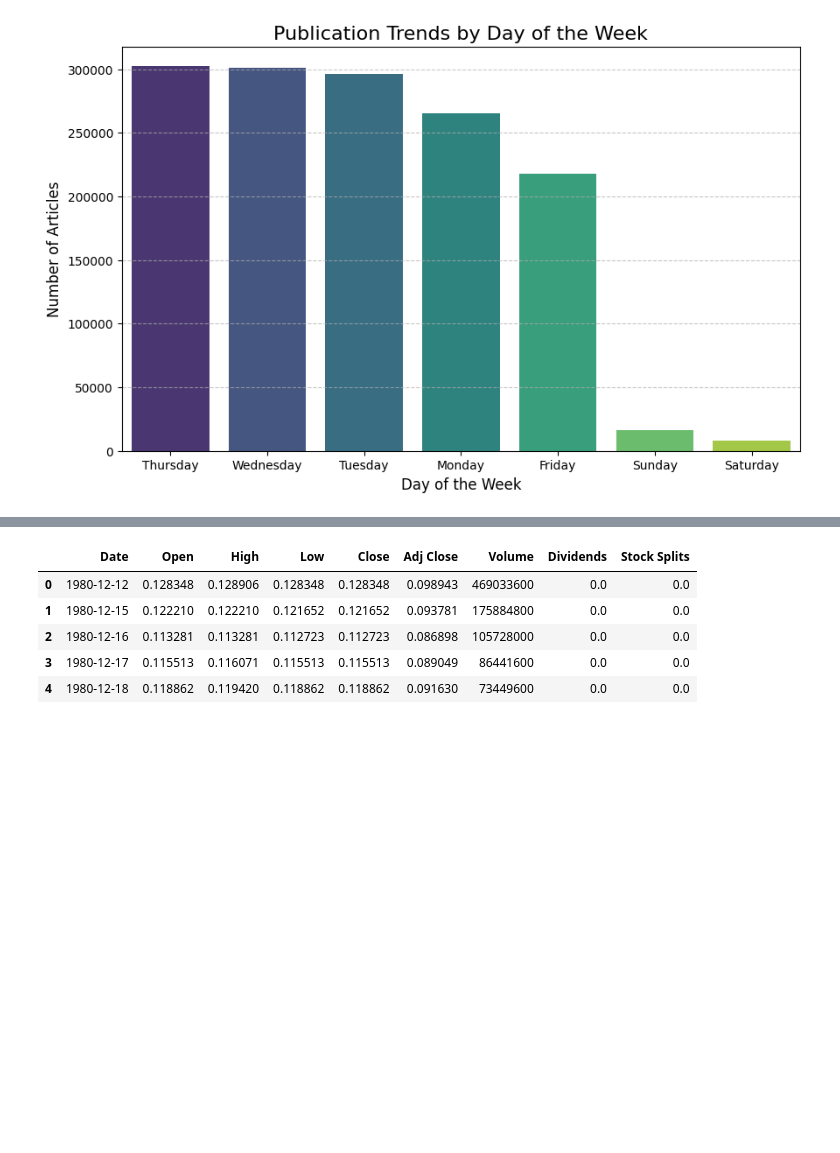
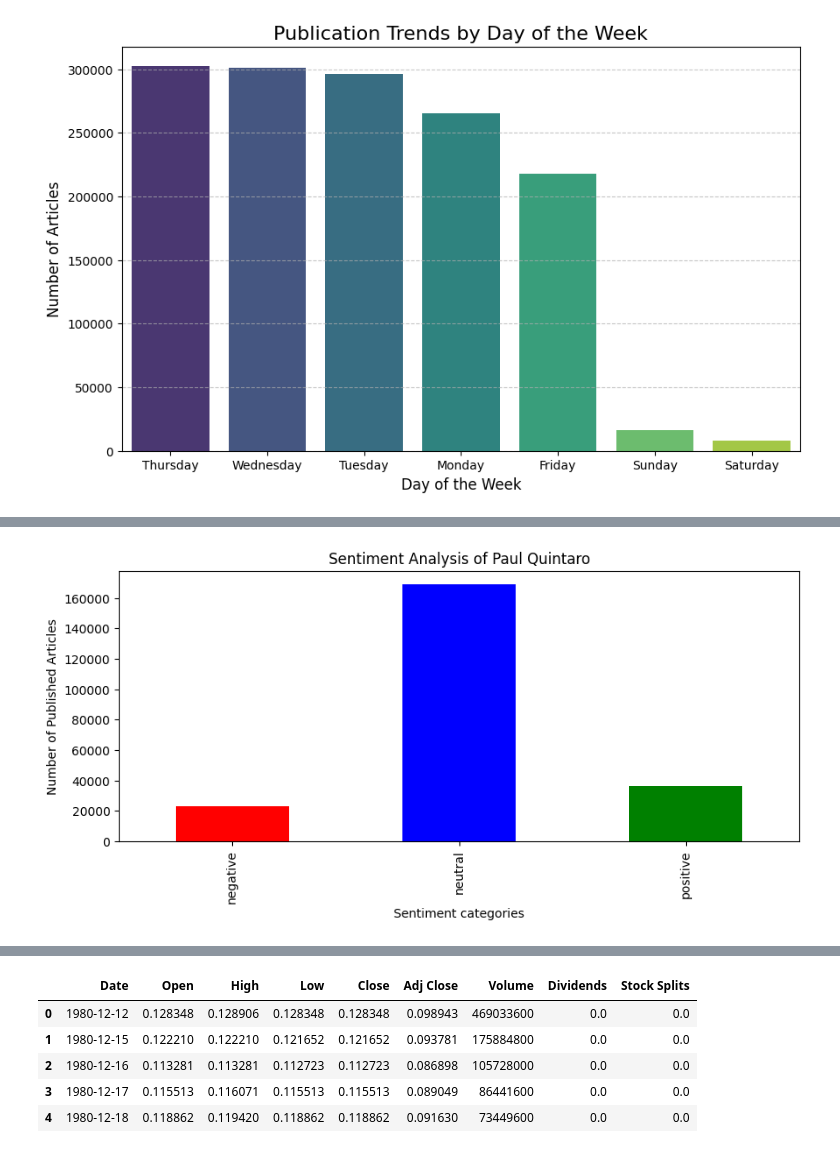
Before and after one commit to Gebrehiwot-Tesfaye/sentiment-analysis-week1, a Jupyter notebook: notebooks/01_data_exploration.ipynb, the cells around one changed output, grey strips where cells are left out. Drawn from its saved outputs; the diff is of its cells as text; code cells hidden in the pictures; blank space fills up the shorter version.

```diff
--- a/notebooks/01_data_exploration.ipynb
+++ b/notebooks/01_data_exploration.ipynb
@@ -243,0 +337,5 @@ from scripts.read import read
+# %%
+from scripts.financial_analyzer import getSentimentAnalysisOfPublisher
+getSentimentAnalysisOfPublisher(news_data,'Paul Quintaro')
+# %% [output]
+[figure, added]
```
Also changed, not shown: parts of 16 cells of this notebook, 3 other files.
